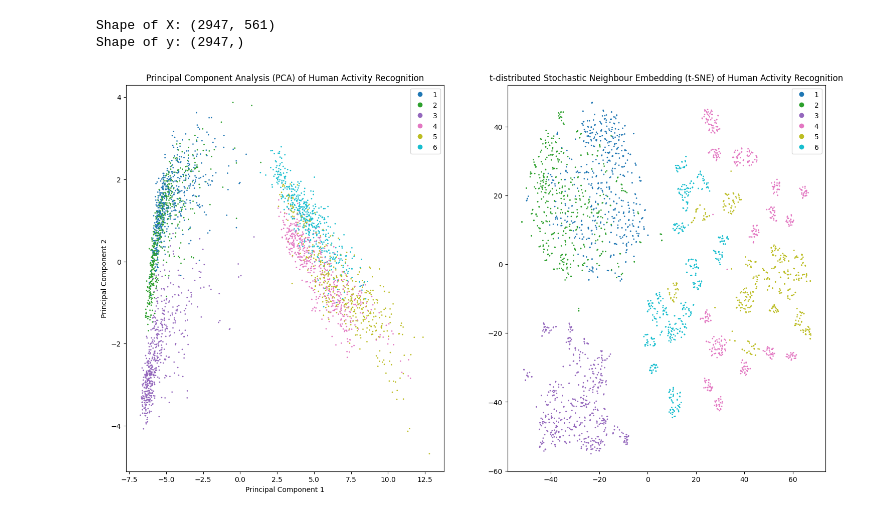
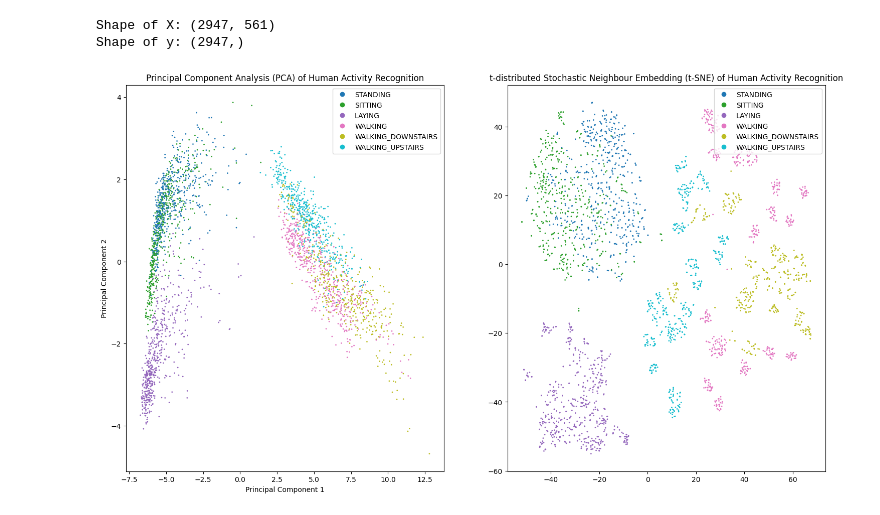
Before and after one commit to jonathanonglq/PCA-vs-tSNE, a Jupyter notebook: PCA vs tSNE.ipynb, the cells around one changed output. Cells and saved outputs as stored; diff of their text form; code cells hidden in the pictures.

Commit message:
Update PCA vs tSNE.ipynb
- added 3D tSNE plot
- added labels for HAR data

```diff
--- a/PCA vs tSNE.ipynb
+++ b/PCA vs tSNE.ipynb
@@ -9,7 +9,7 @@ import plotly.express as px
 import pandas as pd
 from sklearn.decomposition import PCA
 # %%
-def compare_PCA_tSNE(title, X, y, subset_size = None, seed = 42, n_components = 2, perplexity = 30):
+def compare_PCA_tSNE(title, X, y, subset_size = None, seed = 42, n_components = 2, perplexity = 30, labels = None):
 
     np.random.seed(seed)
 
@@ -29,12 +29,20 @@ def compare_PCA_tSNE(title, X, y, subset_size = None, seed = 42, n_components =
     fig, axs = plt.subplots(1, 2, figsize=(18,10))
 
     scatter1 = axs[0].scatter(X_pca[:, 0], X_pca[:, 1], c=y.astype(int), cmap='tab10', s=1)
-    axs[0].legend(*scatter1.legend_elements())
     axs[0].set_title('Principal Component Analysis (PCA) of '+title)
     axs[0].set_xlabel('Principal Component 1')
     axs[0].set_ylabel('Principal Component 2')
 
     scatter2 = axs[1].scatter(X_tsne[:, 0], X_tsne[:, 1], c=y.astype(int), cmap='tab10', s=1)
-    axs[1].legend(*scatter2.legend_elements())
+
+    if labels:
+        handles, _ = scatter1.legend_elements()
+        axs[0].legend(handles, labels, loc = 'upper right')
+        handles, _ = scatter2.legend_elements()
+        axs[1].legend(handles, labels, loc = 'upper right')
+    else:
+        axs[0].legend(*scatter1.legend_elements())
+        axs[1].legend(*scatter2.legend_elements())
+
     axs[1].set_title('t-distributed Stochastic Neighbour Embedding (t-SNE) of '+title)
     plt.show()
@@ -71,7 +96,8 @@ Shape of X: (2947, 561)
 Shape of y: (2947,)
 # %%
 mapper = {'STANDING': 1, 'SITTING': 2, 'LAYING': 3, 'WALKING': 4, 'WALKING_DOWNSTAIRS': 5, 'WALKING_UPSTAIRS': 6}
+labels = ['STANDING','SITTING','LAYING','WALKING','WALKING_DOWNSTAIRS','WALKING_UPSTAIRS']
 # %%
-compare_PCA_tSNE('Human Activity Recognition', X_har, y_har.map(mapper))
+compare_PCA_tSNE('Human Activity Recognition', X_har, y_har.map(mapper), labels = labels, perplexity = 30)
 # %% [output]
-[figure, old version]
+[figure, new version]
```
Also changed, not shown: parts of 5 cells of this notebook.
